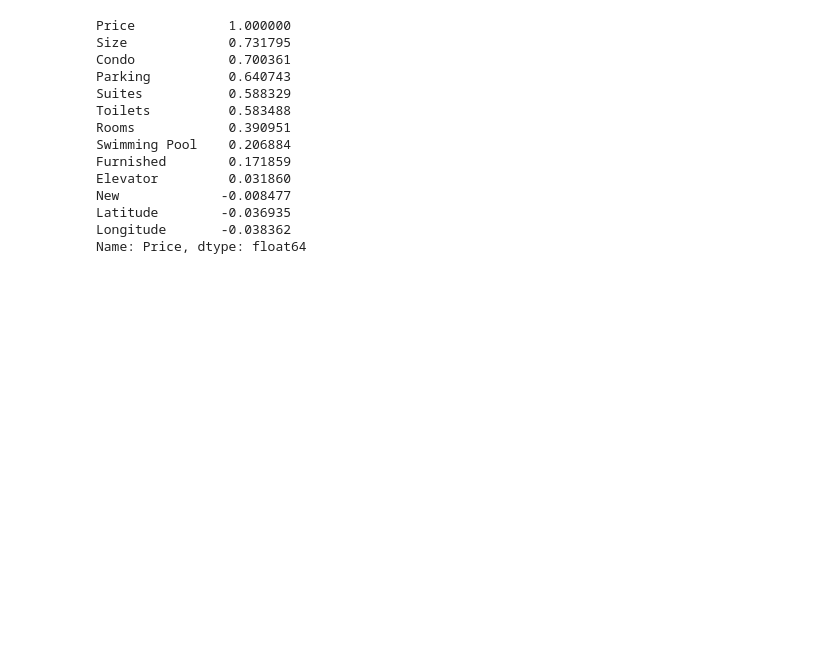
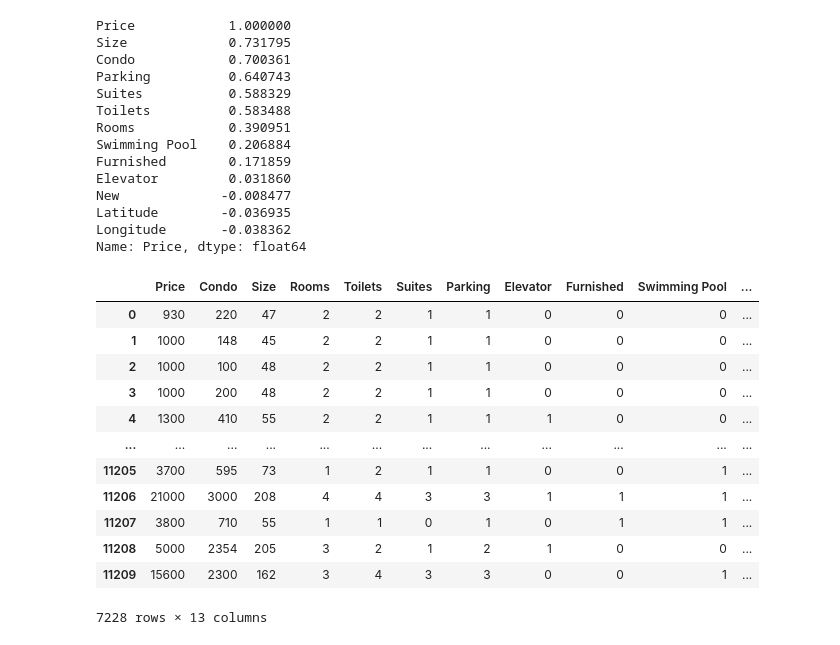
Before and after one commit to araujojv/Projeto_prevendo_preco_de_apartamento_SP, a Jupyter notebook: proejto_previsao_preco_imovel_sp/previsao.ipynb, the cells around one changed output. Saved outputs shown, nothing was run; the diff lists cells and outputs as text; code cells hidden in the pictures; blank space fills up the shorter version.

Commit message:
feat-limpando a tabela para o treinamneot do modelo

```diff
--- a/proejto_previsao_preco_imovel_sp/previsao.ipynb
+++ b/proejto_previsao_preco_imovel_sp/previsao.ipynb
@@ -105,3 +105,23 @@ New             -0.008477
 Latitude        -0.036935
 Longitude       -0.038362
 Name: Price, dtype: float64
+# %%
+#limpando a tabela com colunas que nao serao uteis para o treinamento do modelo
+
+df_cleaned= df_rent.drop(["New", "Property Type", "Negotiation Type"],axis=1)
+
+df_cleaned
+# %% [output]
+|  | Price | Condo | Size | Rooms | Toilets | Suites | Parking | Elevator | Furnished | Swimming Pool | ... |
+| 0 | 930 | 220 | 47 | 2 | 2 | 1 | 1 | 0 | 0 | 0 | ... |
+| 1 | 1000 | 148 | 45 | 2 | 2 | 1 | 1 | 0 | 0 | 0 | ... |
+| 2 | 1000 | 100 | 48 | 2 | 2 | 1 | 1 | 0 | 0 | 0 | ... |
+| 3 | 1000 | 200 | 48 | 2 | 2 | 1 | 1 | 0 | 0 | 0 | ... |
+| 4 | 1300 | 410 | 55 | 2 | 2 | 1 | 1 | 1 | 0 | 0 | ... |
+| ... | ... | ... | ... | ... | ... | ... | ... | ... | ... | ... | ... |
+| 11205 | 3700 | 595 | 73 | 1 | 2 | 1 | 1 | 0 | 0 | 1 | ... |
+| 11206 | 21000 | 3000 | 208 | 4 | 4 | 3 | 3 | 1 | 1 | 1 | ... |
+| 11207 | 3800 | 710 | 55 | 1 | 1 | 0 | 1 | 0 | 1 | 1 | ... |
+| 11208 | 5000 | 2354 | 205 | 3 | 2 | 1 | 2 | 1 | 0 | 0 | ... |
+| 11209 | 15600 | 2300 | 162 | 3 | 4 | 3 | 3 | 0 | 0 | 1 | ... |
+7228 rows × 13 columns
```
